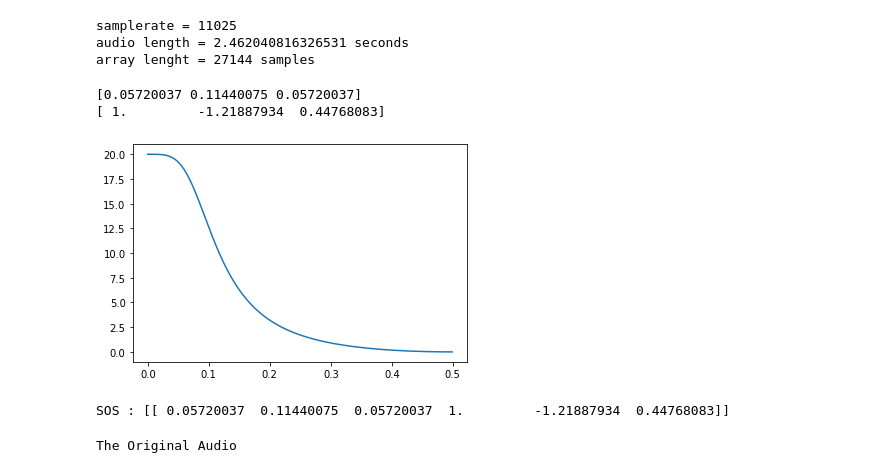
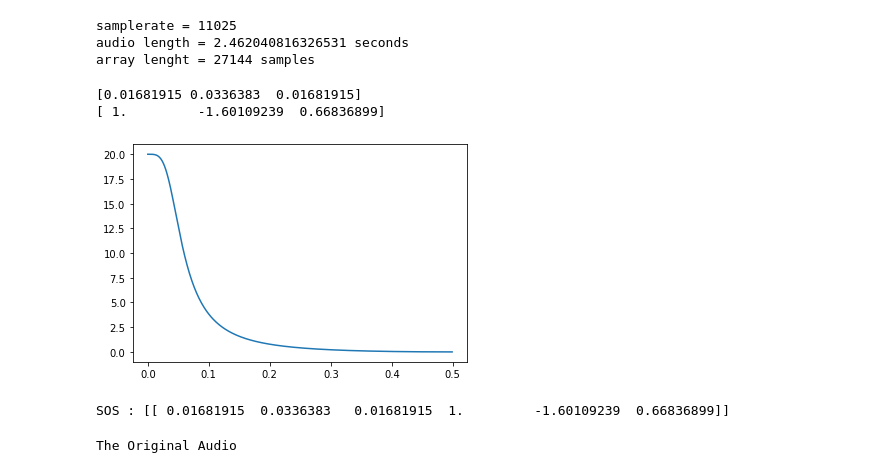
Before and after one commit to wlpjames/DSP_Notebooks, a Jupyter notebook: SOS_Testing.ipynb, the cells around one changed output. Saved outputs shown, nothing was run; the diff lists cells and outputs as text; code cells hidden in the pictures.

```diff
--- a/SOS_Testing.ipynb
+++ b/SOS_Testing.ipynb
@@ -83,25 +83,25 @@ class IIR_realtime():
 # %%
 #a window that we can test with
 order = 2
 ripple = .9
-cuttoff = 1000
+cuttoff = 500
 #b, a = sig.cheby1(order, ripple, cuttoff, 'low', fs=samplerate)
 b, a = sig.butter(order, cuttoff, 'low', fs=samplerate)
 print(b)
 print(a)
 #plot this for show
 w, h = sig.freqz(b, a)
 plt.plot(w/np.pi/2, 20 * np.abs(h))
 plt.show()
 
 SOS = sig.tf2sos(b, a)
 
 print('SOS : {}'.format(SOS))
 # %% [output]
-[0.05720037 0.11440075 0.05720037]
-[ 1.         -1.21887934  0.44768083]
+[0.01681915 0.0336383  0.01681915]
+[ 1.         -1.60109239  0.66836899]
-[figure, old version]
+[figure, new version]
-SOS : [[ 0.05720037  0.11440075  0.05720037  1.         -1.21887934  0.44768083]]
+SOS : [[ 0.01681915  0.0336383   0.01681915  1.         -1.60109239  0.66836899]]
 # %%
 filt = IIR_realtime(b, a)
 
```
Also changed, not shown: parts of 1 cell of this notebook.
